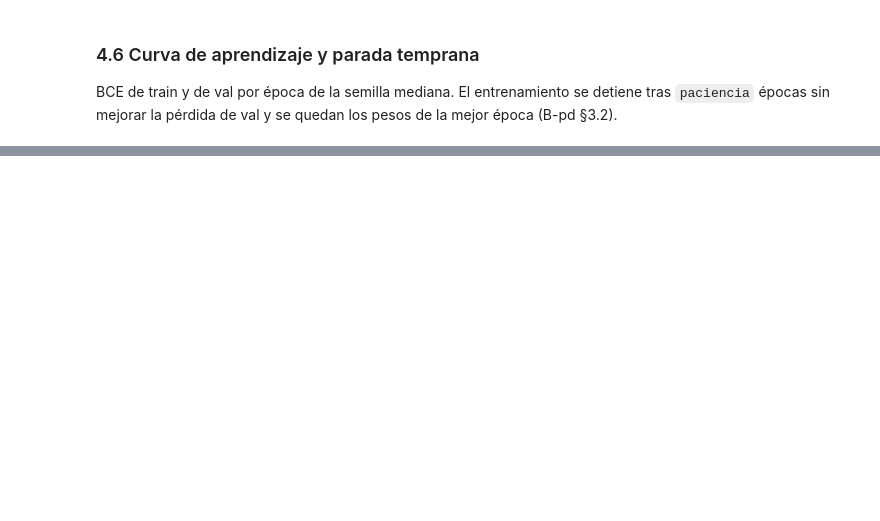
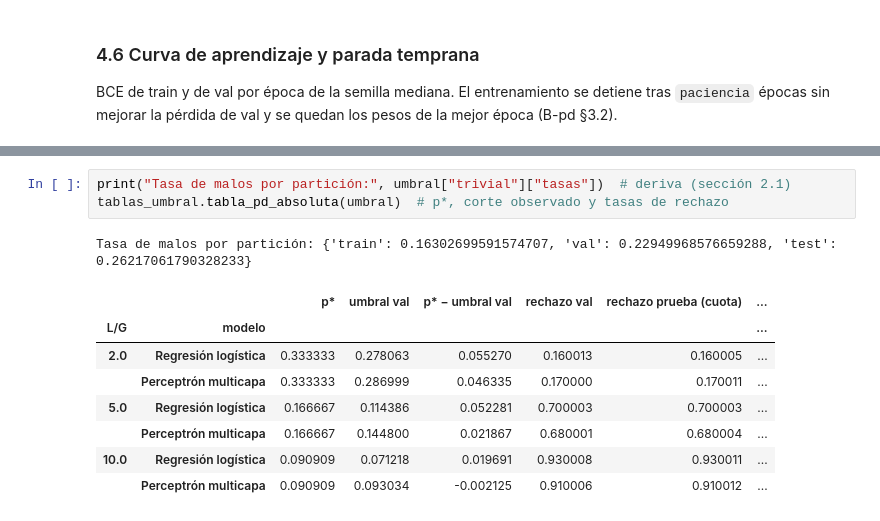
Before and after one commit to danielgonzalez2709/Trabajo2_Redes_Neuronales, a Jupyter notebook: notebooks/02_pd.ipynb, the cells around one changed output, grey strips where cells are left out. Drawn from its saved outputs; the diff is of its cells as text; blank space fills up the shorter version.

```diff
--- a/notebooks/02_pd.ipynb
+++ b/notebooks/02_pd.ipynb
@@ -501,0 +620,13 @@ display(Image(filename=str(FIGURAS_BLOG / "pd-aprendizaje.png")))  # curva de ap
+# %%
+print("Tasa de malos por partición:", umbral["trivial"]["tasas"])  # deriva (sección 2.1)
+tablas_umbral.tabla_pd_absoluta(umbral)  # p*, corte observado y tasas de rechazo
+# %% [output]
+Tasa de malos por partición: {'train': 0.16302699591574707, 'val': 0.22949968576659288, 'test': 0.26217061790328233}
+|  |  | p* | umbral val | p* − umbral val | rechazo val | rechazo prueba (cuota) | ... |
+| L/G | modelo |  |  |  |  |  | ... |
+| 2.0 | Regresión logística | 0.333333 | 0.278063 | 0.055270 | 0.160013 | 0.160005 | ... |
+|  | Perceptrón multicapa | 0.333333 | 0.286999 | 0.046335 | 0.170000 | 0.170011 | ... |
+| 5.0 | Regresión logística | 0.166667 | 0.114386 | 0.052281 | 0.700003 | 0.700003 | ... |
+|  | Perceptrón multicapa | 0.166667 | 0.144800 | 0.021867 | 0.680001 | 0.680004 | ... |
+| 10.0 | Regresión logística | 0.090909 | 0.071218 | 0.019691 | 0.930008 | 0.930011 | ... |
+|  | Perceptrón multicapa | 0.090909 | 0.093034 | -0.002125 | 0.910006 | 0.910012 | ... |
```
Also changed, not shown: parts of 20 cells of this notebook, 2 other files.
